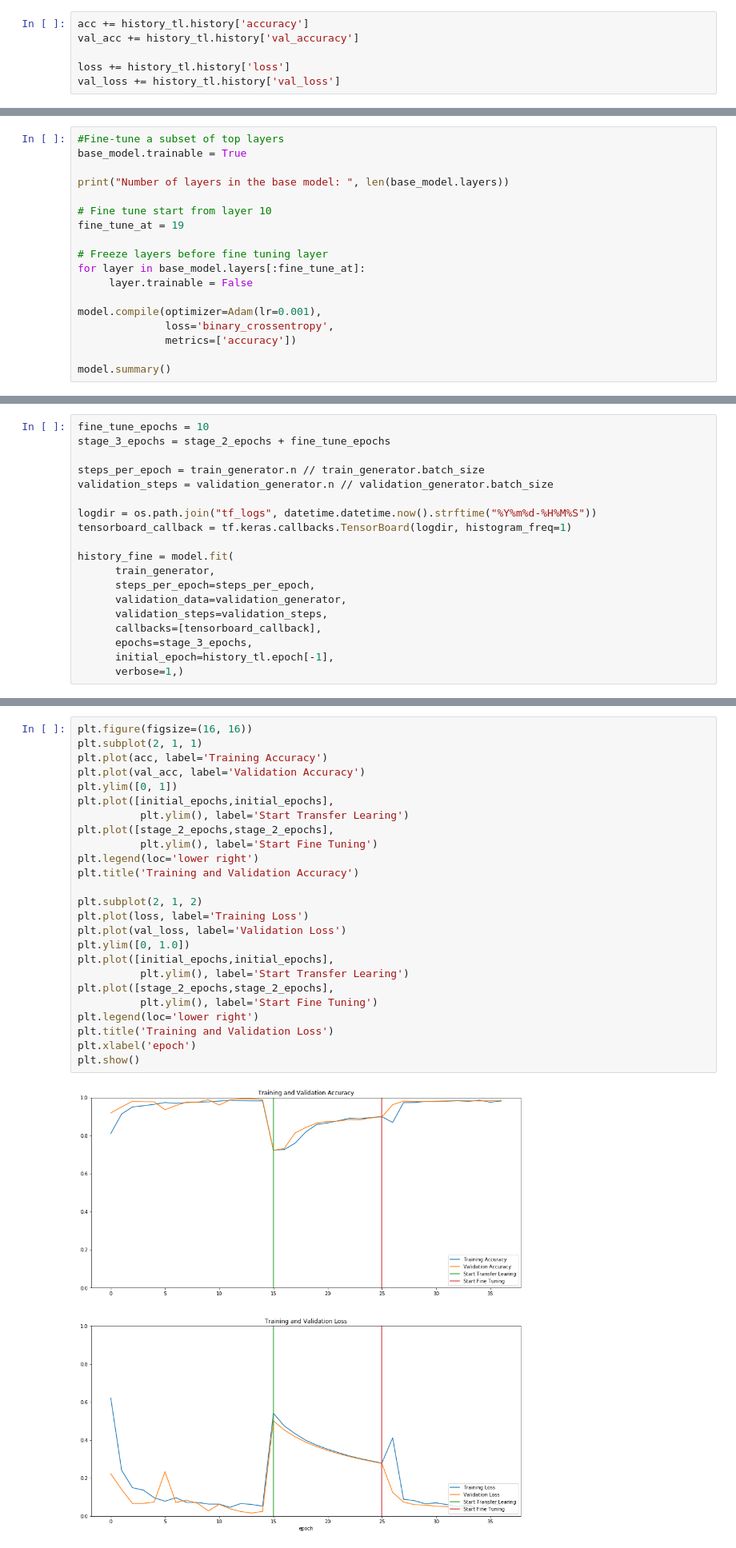
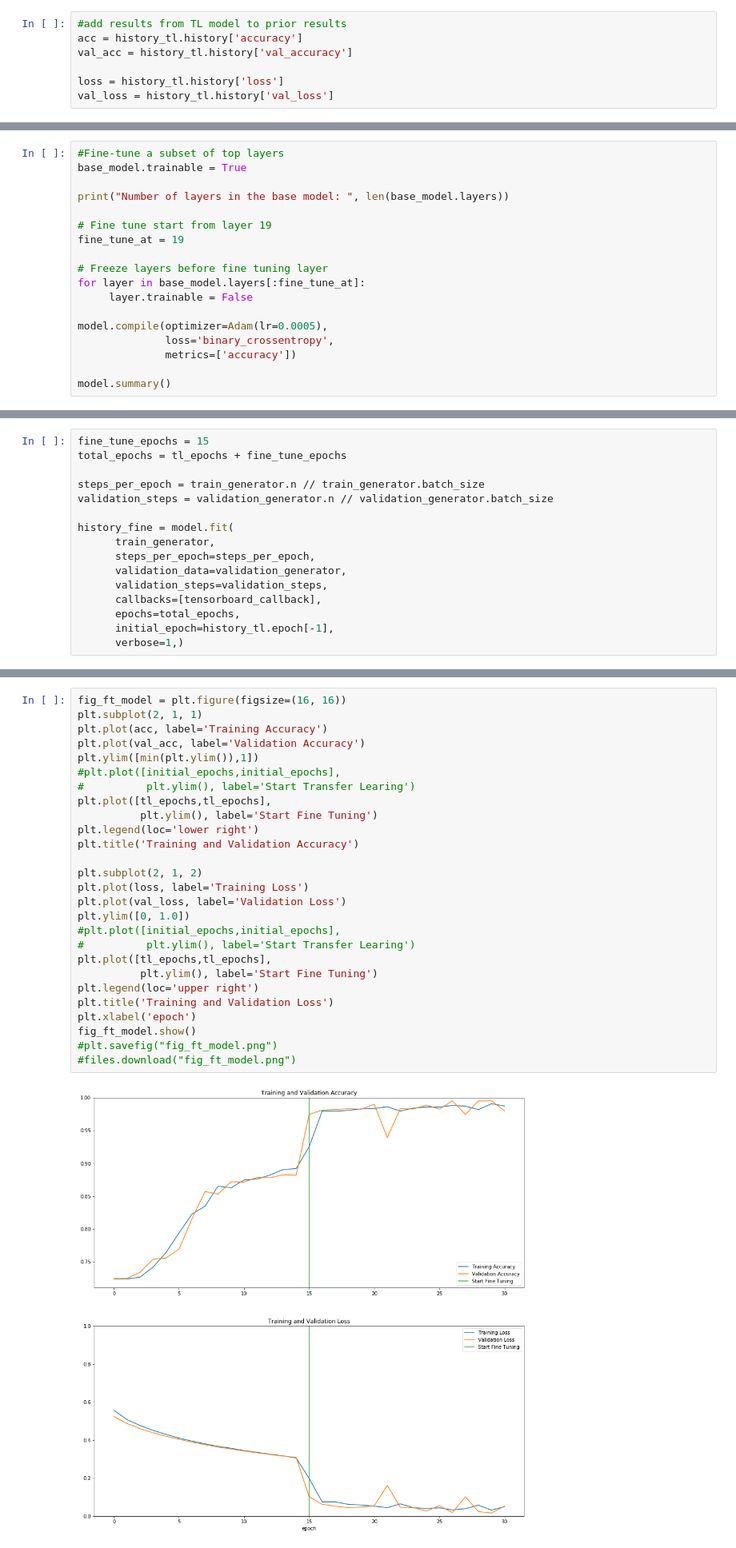
Before and after one commit to EveMyadzePike/Lets_Stop_Wildfires_Hackathon, a Jupyter notebook: Proj_3_WF_GRID_TL.ipynb, the cells around one changed output, grey strips where cells are left out. Shown at 80% size. Drawn from its saved outputs; the diff is of its cells as text.

```diff
--- a/Proj_3_WF_GRID_TL.ipynb
+++ b/Proj_3_WF_GRID_TL.ipynb
@@ -431,7 +448,8 @@ Epoch 25/25
 # %%
-acc += history_tl.history['accuracy']
-val_acc += history_tl.history['val_accuracy']
+#add results from TL model to prior results
+acc = history_tl.history['accuracy']
+val_acc = history_tl.history['val_accuracy']
 
-loss += history_tl.history['loss']
-val_loss += history_tl.history['val_loss']
+loss = history_tl.history['loss']
+val_loss = history_tl.history['val_loss']
 # %%
@@ -465,14 +489,14 @@ base_model.trainable = True
 
 print("Number of layers in the base model: ", len(base_model.layers))
 
-# Fine tune start from layer 10
+# Fine tune start from layer 19
 fine_tune_at = 19
 
 # Freeze layers before fine tuning layer
 for layer in base_model.layers[:fine_tune_at]:
      layer.trainable = False
 
-model.compile(optimizer=Adam(lr=0.001),
+model.compile(optimizer=Adam(lr=0.0005),
               loss='binary_crossentropy',
               metrics=['accuracy'])
 
@@ -494,14 +518,11 @@ Trainable params: 4,720,129
 Non-trainable params: 15,304,768
 _________________________________________________________________
 # %%
-fine_tune_epochs = 10
-stage_3_epochs = stage_2_epochs + fine_tune_epochs
+fine_tune_epochs = 15
+total_epochs = tl_epochs + fine_tune_epochs
 
 steps_per_epoch = train_generator.n // train_generator.batch_size
 validation_steps = validation_generator.n // validation_generator.batch_size
-
-logdir = os.path.join("tf_logs", datetime.datetime.now().strftime("%Y%m%d-%H%M%S"))
-tensorboard_callback = tf.keras.callbacks.TensorBoard(logdir, histogram_freq=1)
 
 history_fine = model.fit(
       train_generator,
@@ -509,7 +530,7 @@ history_fine = model.fit(
       validation_data=validation_generator,
       validation_steps=validation_steps,
       callbacks=[tensorboard_callback],
-      epochs=stage_3_epochs,
+      epochs=total_epochs,
       initial_epoch=history_tl.epoch[-1],
       verbose=1,)
 # %% [output]
@@ -537,29 +558,31 @@ val_acc += history_fine.history['val_accuracy']
 loss += history_fine.history['loss']
 val_loss += history_fine.history['val_loss']
 # %%
-plt.figure(figsize=(16, 16))
+fig_ft_model = plt.figure(figsize=(16, 16))
 plt.subplot(2, 1, 1)
 plt.plot(acc, label='Training Accuracy')
 plt.plot(val_acc, label='Validation Accuracy')
-plt.ylim([0, 1])
-plt.plot([initial_epochs,initial_epochs],
-          plt.ylim(), label='Start Transfer Learing')
-plt.plot([stage_2_epochs,stage_2_epochs],
+plt.ylim([min(plt.ylim()),1])
+#plt.plot([initial_epochs,initial_epochs],
+#          plt.ylim(), label='Start Transfer Learing')
+plt.plot([tl_epochs,tl_epochs],
           plt.ylim(), label='Start Fine Tuning')
 plt.legend(loc='lower right')
 plt.title('Training and Validation Accuracy')
 
 plt.subplot(2, 1, 2)
 plt.plot(loss, label='Training Loss')
 plt.plot(val_loss, label='Validation Loss')
 plt.ylim([0, 1.0])
-plt.plot([initial_epochs,initial_epochs],
-          plt.ylim(), label='Start Transfer Learing')
-plt.plot([stage_2_epochs,stage_2_epochs],
+#plt.plot([initial_epochs,initial_epochs],
+#          plt.ylim(), label='Start Transfer Learing')
+plt.plot([tl_epochs,tl_epochs],
           plt.ylim(), label='Start Fine Tuning')
-plt.legend(loc='lower right')
+plt.legend(loc='upper right')
 plt.title('Training and Validation Loss')
 plt.xlabel('epoch')
-plt.show()
+fig_ft_model.show()
+#plt.savefig("fig_ft_model.png")
+#files.download("fig_ft_model.png")
 # %% [output]
-[figure, old version]
+[figure, new version]
```
Also changed, not shown: parts of 21 cells of this notebook.
